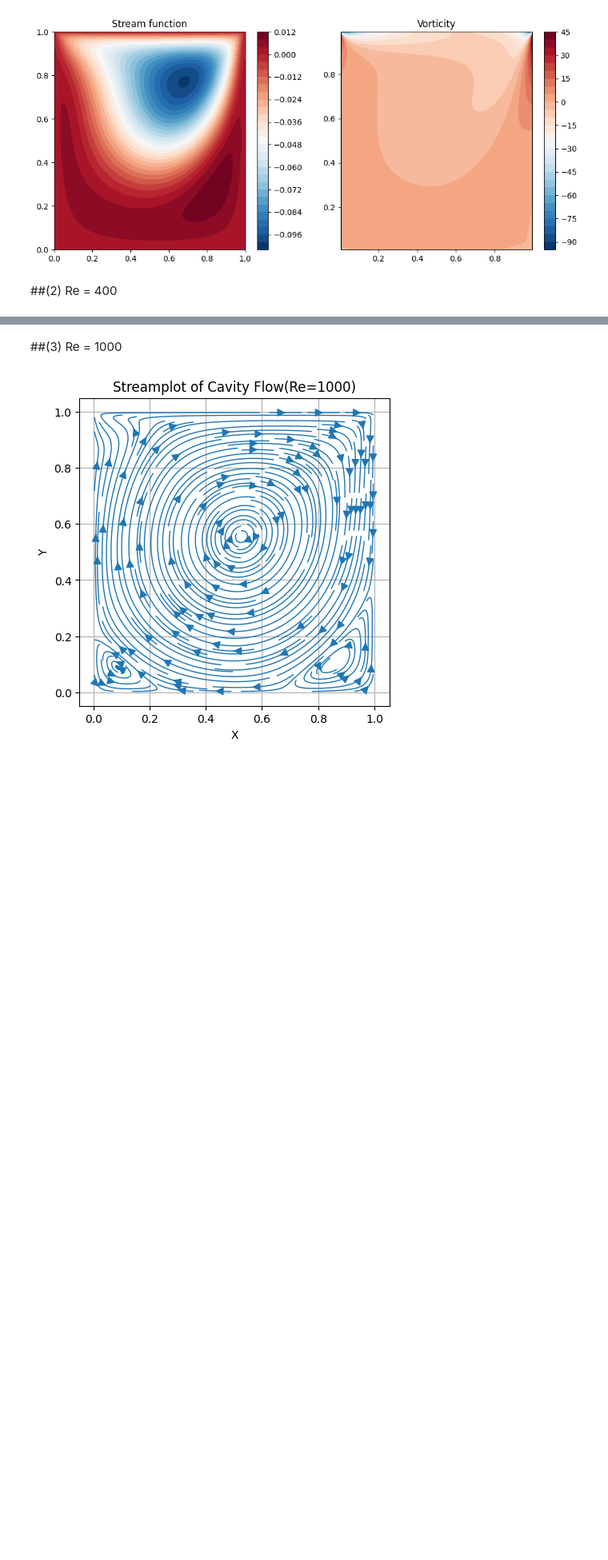
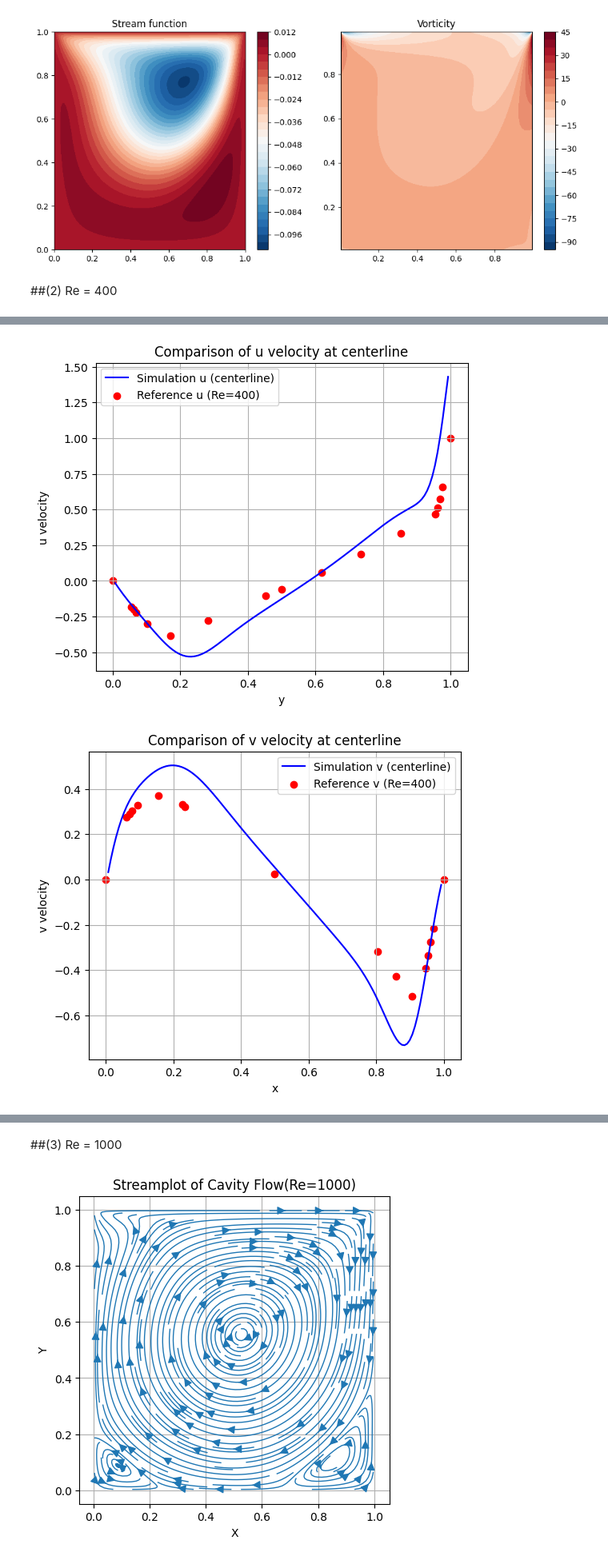
Before and after one commit to eric1645/CSE--, a Jupyter notebook: Final_Project.ipynb, the cells around one changed output, grey strips where cells are left out. Shown at 80% size. Drawn from its saved outputs; the diff is of its cells as text; code cells hidden in the pictures; blank space fills up the shorter version.

```diff
--- a/Final_Project.ipynb
+++ b/Final_Project.ipynb
@@ -518,35 +520,38 @@ import matplotlib.pyplot as plt
 # 저장된 시뮬레이션 데이터 불러오기
 data = np.load("/content/drive/MyDrive/cavity_flow_400_128.npz")
 u, v, p = data["u"], data["v"], data["p"]
 
 # 중심선 좌표 (128개, 내부 격자점)
 centerline = np.linspace(1/129, 128/129, 128)
 
 # 시뮬레이션 중심선 데이터
 u_centerline = u[1:-1, 64]  # shape (128,)
 v_centerline = v[64, 1:-1]  # shape (128,)
 
 # u 비교 그래프 (y 축 방향)
 plt.figure(figsize=(6,5))
 plt.plot(centerline, u_centerline, 'b-', label='Simulation u (centerline)')
-plt.scatter(y_vals, u_data[1000], c='r', marker='o', label='Reference u (Re=1000)')
+plt.scatter(y_vals, u_data[1000], c='r', marker='o', label='Reference u (Re=400)')
 plt.xlabel('y')
 plt.ylabel('u velocity')
 plt.title('Comparison of u velocity at centerline')
 plt.legend()
 plt.grid()
 
 # v 비교 그래프 (x 축 방향)
 plt.figure(figsize=(6,5))
 plt.plot(centerline, v_centerline, 'b-', label='Simulation v (centerline)')
-plt.scatter(x_vals, v_data[1000], c='r', marker='o', label='Reference v (Re=1000)')
+plt.scatter(x_vals, v_data[1000], c='r', marker='o', label='Reference v (Re=400)')
 plt.xlabel('x')
 plt.ylabel('v velocity')
 plt.title('Comparison of v velocity at centerline')
 plt.legend()
 plt.grid()
 
 plt.show()
+# %% [output]
+[figure, added]
+[figure, added]
 # %%
 import matplotlib.pyplot as plt
 
```
Also changed, not shown: parts of 4 cells of this notebook.
